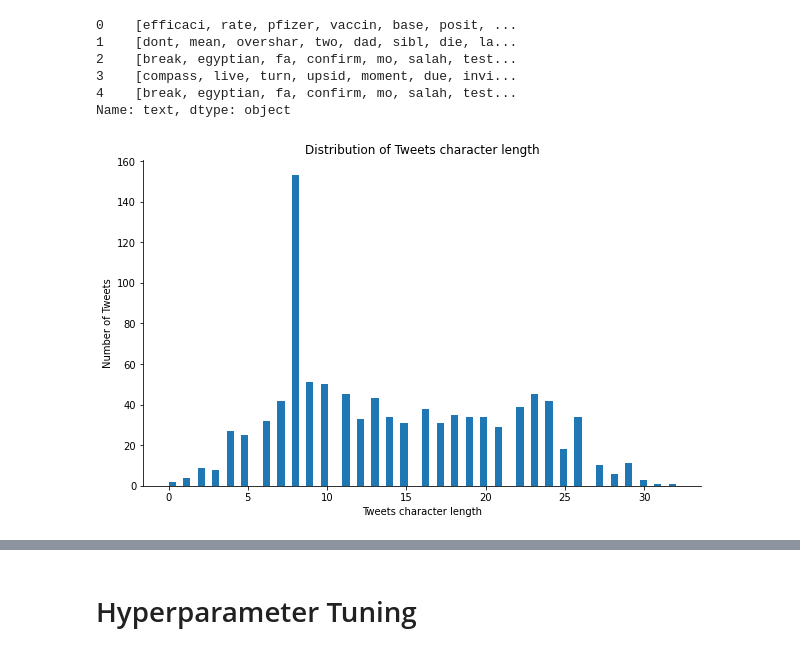
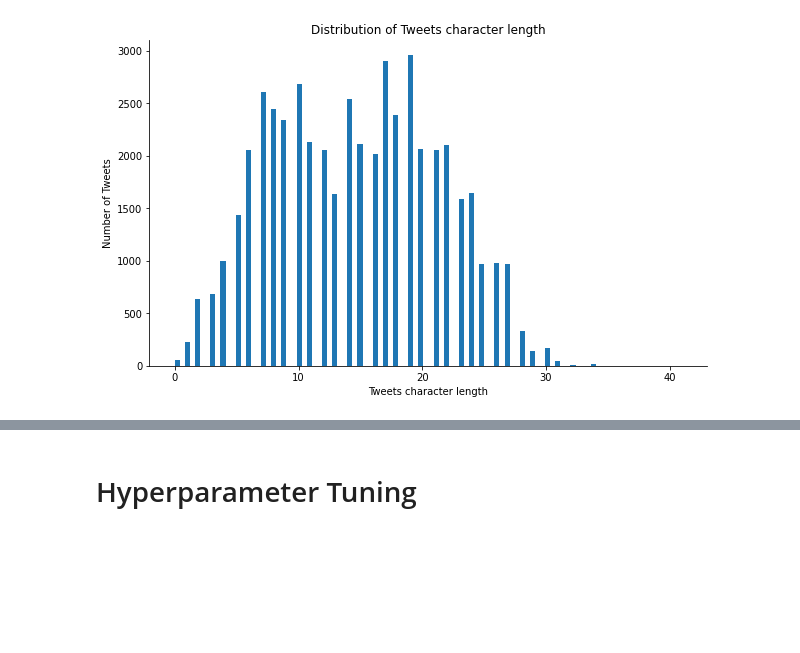
Before and after one commit to taejunoh/twitter-nlp-machinelearning, a Jupyter notebook: LDA.ipynb, the cells around one changed output, grey strips where cells are left out. Saved outputs shown, nothing was run; the diff lists cells and outputs as text; code cells hidden in the pictures; blank space fills up the shorter version.

```diff
--- a/LDA.ipynb
+++ b/LDA.ipynb
@@ -50,5 +57,5 @@ Drive already mounted at /content/drive; to attempt to forcibly remount, call dr
 # %%
-df=pd.read_csv('/content/drive/MyDrive/NLP Group Project/DATASET/20201113_152646_covid_tweets_1000.csv')
+df=pd.read_csv('/content/drive/MyDrive/Master - Classes/CIS 9665 - NLP/NLP Group Project/DATASET/20201117_230813_covid_tweets_50000.csv')
 df.head(5)
 # %% [output]
 |  | username | acctdesc | location | following | followers | totaltweets | usercreatedts | tweetcreatedts | ... |
@@ -61,7 +70,10 @@ df.head(5)
 # Remove URL
 
 def remove_URL(text):
-    url = re.compile(r'https?://\S+|www\.\S+')
+    #url = re.compile(r'https?://\S+|www\.\S+')
+    #url = re.compile(r'http[s]?://\S+|www\.\S+')
+    #url = re.compile('http[s]?://(?:[a-zA-Z]|[0-9]|[$-_@.&+]|[!*\(\),]|(?:%[0-9a-fA-F][0-9a-fA-F]))+')
+    url = re.compile(r'http\S+')
     return url.sub(r'',text)
 
 df['text'] = df['text'].apply(lambda x : remove_URL(x))
@@ -194,8 +221,6 @@ tweets_df_clean["text"] = tweets_df_clean["text"].apply(word_tokenize)
 # %%
 # Stemming; Snowball Stemmer
 # Snowball Stemmer has slightly better performance than Porter Stemmer
-
-from nltk.stem.snowball import SnowballStemmer
 
 s_stemmer = SnowballStemmer(language='english')
 
@@ -203,26 +228,14 @@ def s_stemming_text(text):
  return [(s_stemmer.stem(word)) for word in text]
 
 tweets_df_clean["text"] = tweets_df_clean['text'].apply(lambda x: s_stemming_text(x))
-
-tweets_df_clean['text'].head(5)
-# %% [output]
-0    [efficaci, rate, pfizer, vaccin, base, posit, ...
-1    [dont, mean, overshar, two, dad, sibl, die, la...
-2    [break, egyptian, fa, confirm, mo, salah, test...
-3    [compass, live, turn, upsid, moment, due, invi...
-4    [break, egyptian, fa, confirm, mo, salah, test...
-Name: text, dtype: object
 # %%
-import seaborn as sns
-import matplotlib.pyplot as plt
-
 plt.figure(figsize=(10,6))
 doc_lens = [len(d) for d in tweets_df_clean.text]
-plt.hist(doc_lens, bins = 70)
+plt.hist(doc_lens, bins = 100)
 plt.title('Distribution of Tweets character length')
 plt.ylabel('Number of Tweets')
 plt.xlabel('Tweets character length')
 sns.despine();
 # %% [output]
-[figure, old version]
+[figure, new version]
 # %%
```
Also changed, not shown: parts of 39 cells of this notebook.
